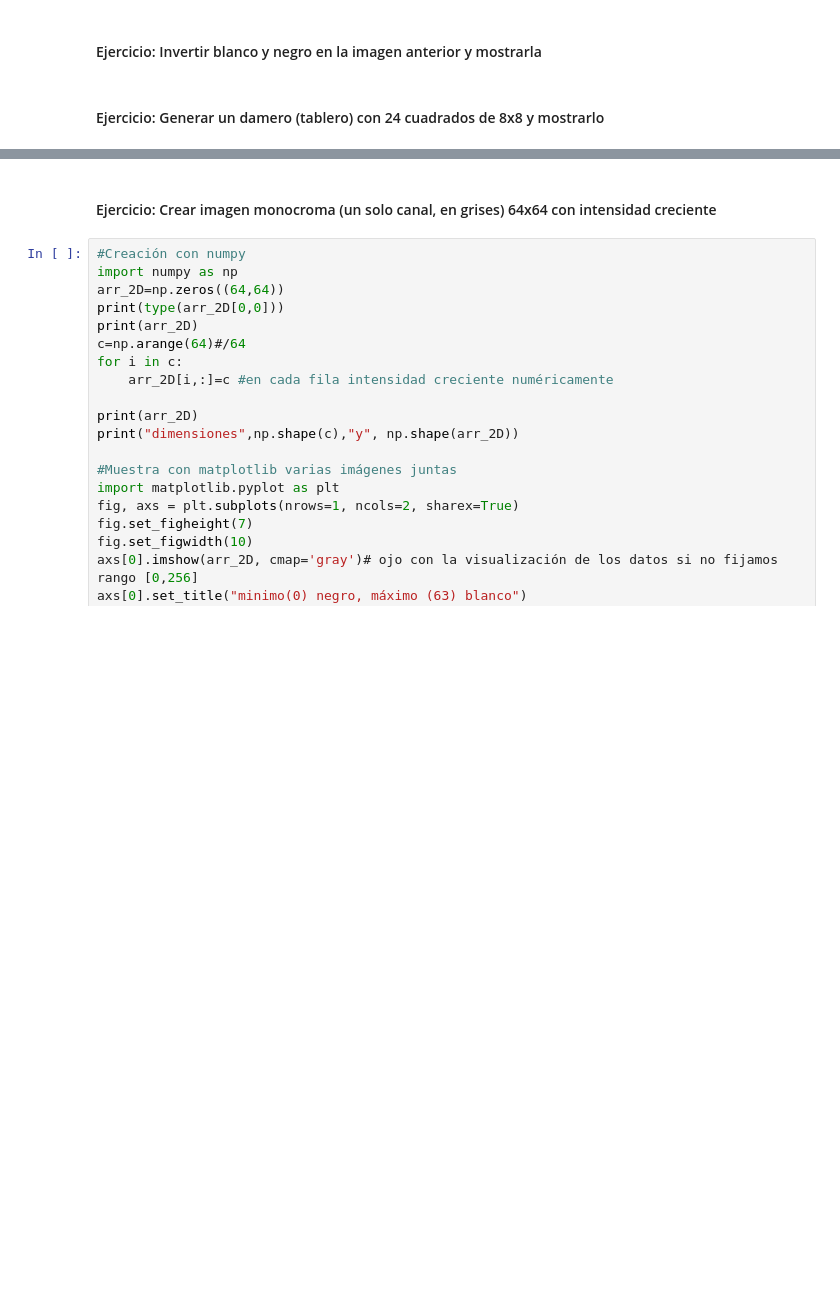
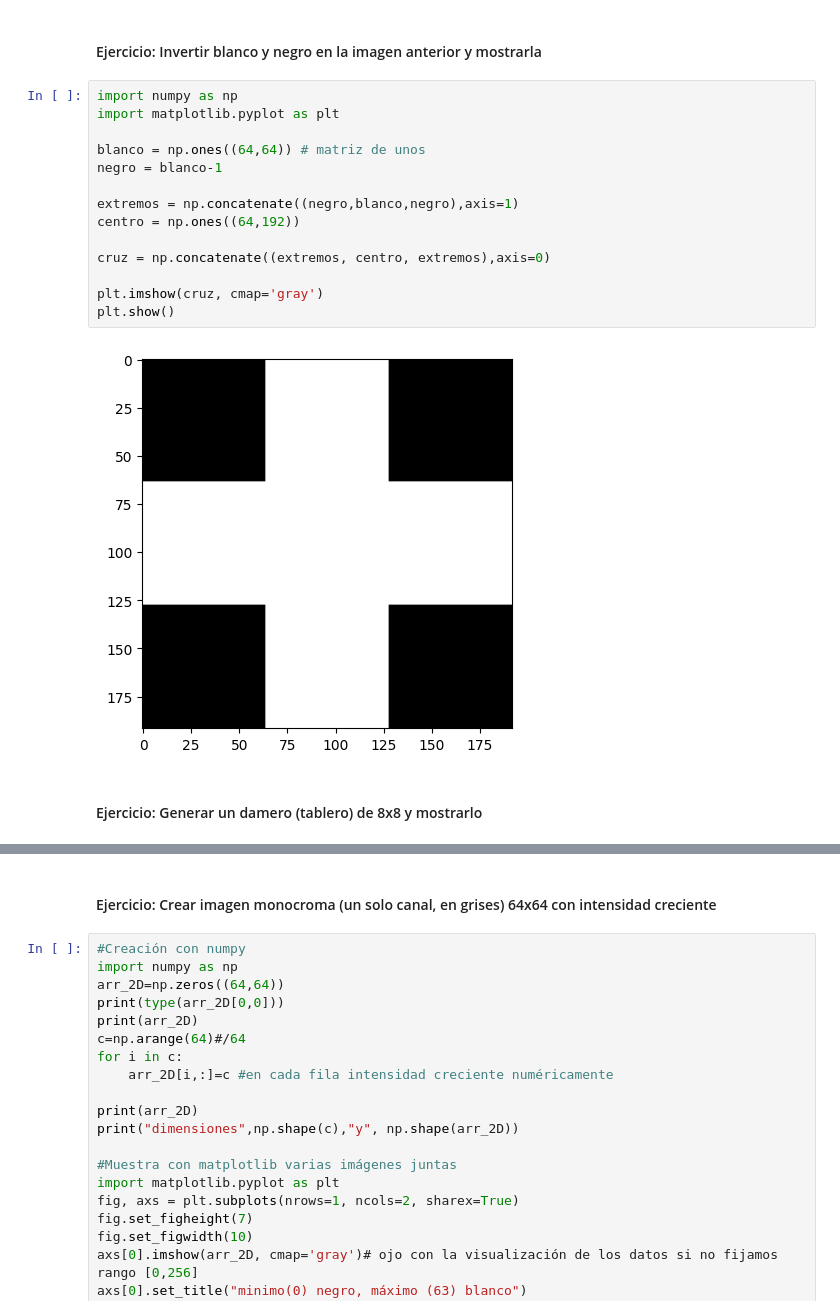
Before and after one commit to Verobornancini/CURSOS, a Jupyter notebook: Computer_Vision/03_Imagenes.ipynb, the cells around one changed output, grey strips where cells are left out. Saved outputs shown, nothing was run; the diff lists cells and outputs as text; blank space fills up the shorter version.

```diff
--- a/Computer_Vision/03_Imagenes.ipynb
+++ b/Computer_Vision/03_Imagenes.ipynb
@@ -209,4 +208,20 @@ print(cruz2.shape)
 # %% [markdown]
 #### Ejercicio: Invertir blanco y negro en la imagen anterior y mostrarla
+# %%
+import numpy as np
+import matplotlib.pyplot as plt
+
+blanco = np.ones((64,64)) # matriz de unos
+negro = blanco-1
+
+extremos = np.concatenate((negro,blanco,negro),axis=1)
+centro = np.ones((64,192))
+
+cruz = np.concatenate((extremos, centro, extremos),axis=0)
+
+plt.imshow(cruz, cmap='gray')
+plt.show()
+# %% [output]
+[figure, added]
 # %% [markdown]
-#### Ejercicio: Generar un damero (tablero) con 24 cuadrados de 8x8 y mostrarlo
+#### Ejercicio: Generar un damero (tablero) de 8x8 y mostrarlo
```
Also changed, not shown: parts of 12 cells of this notebook.
